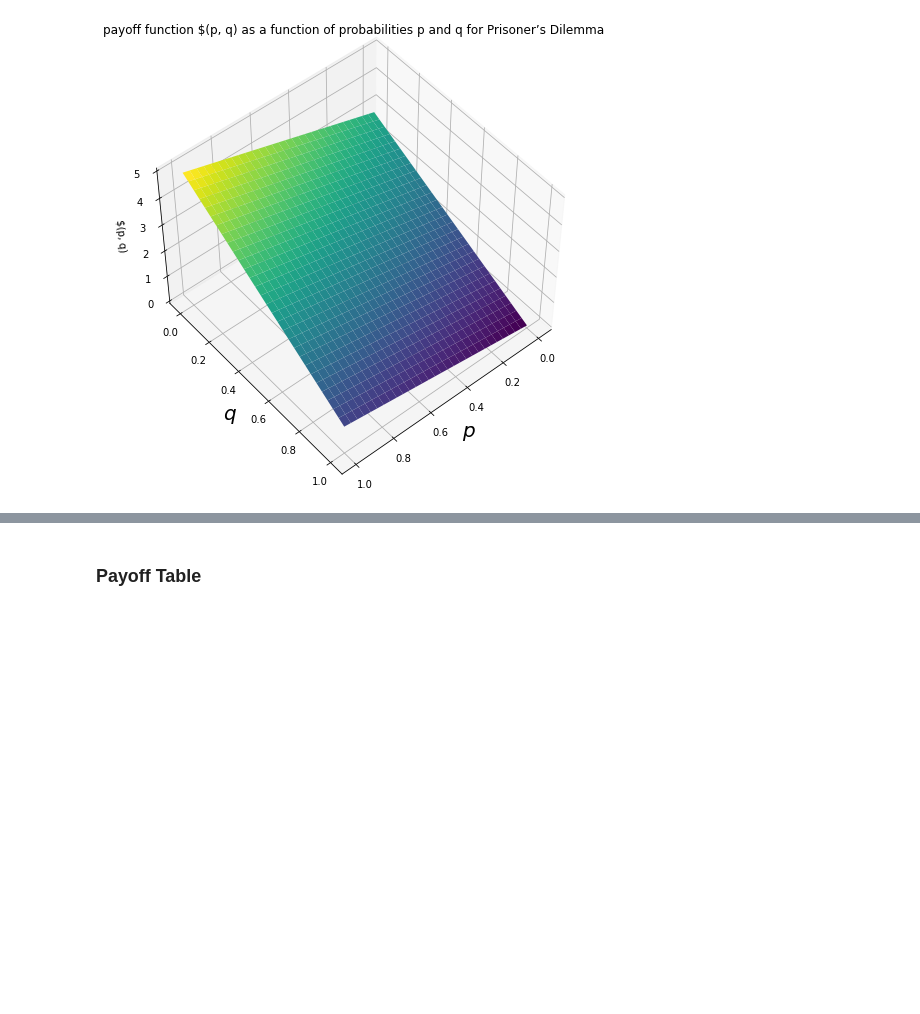
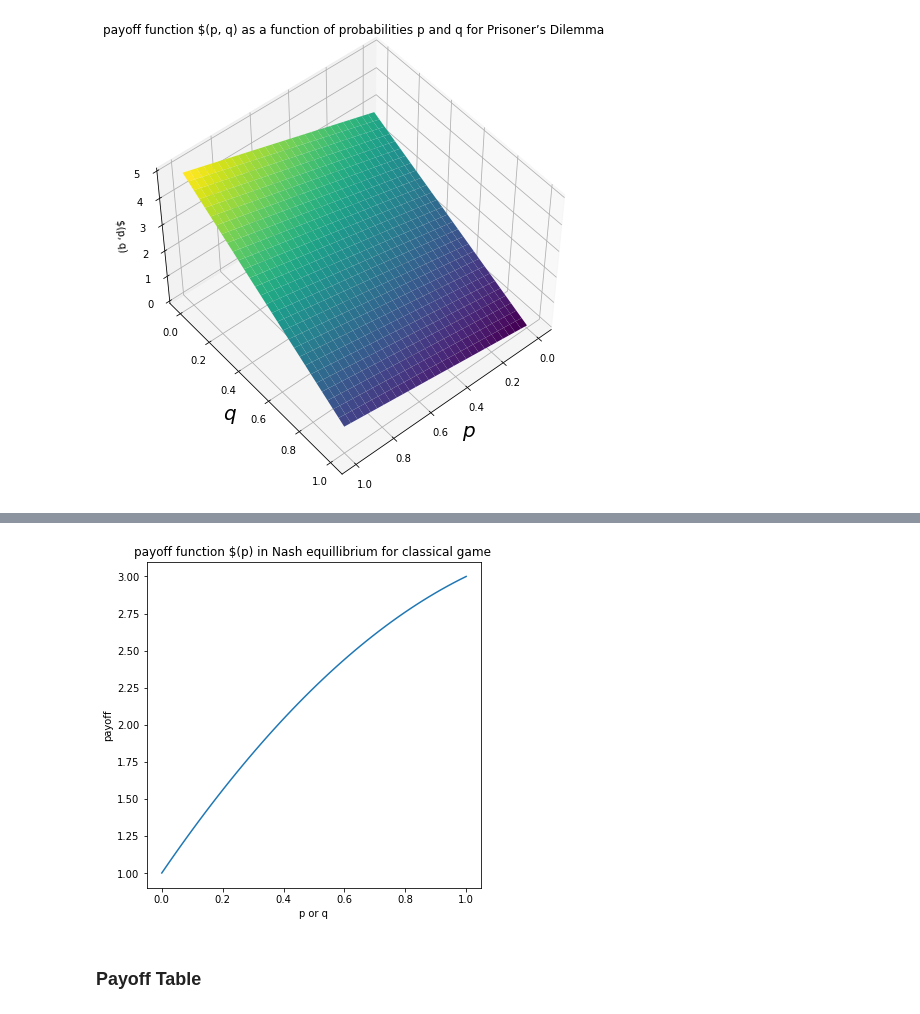
Before and after one commit to Jabi7/QPD, a Jupyter notebook: QPD.ipynb, the cells around one changed output, grey strips where cells are left out. Drawn from its saved outputs; the diff is of its cells as text; code cells hidden in the pictures; blank space fills up the shorter version.

```diff
--- a/QPD.ipynb
+++ b/QPD.ipynb
@@ -179,0 +288,6 @@ plt.show()
+# %%
+def classical_payoff(po, p, q):
+    pff = np.array([[po[0], po[1]], [po[2], po[3]]])
+    pm = np.array([p, 1 -p])
+    qm = np.array([q, 1 -q])
+    return np.matmul(pm.T, np.matmul(pff, qm))
@@ -180,3 +306,13 @@ plt.show()
+# %%
+plt.figure(figsize=(6, 6))
+
+plt.plot(p, z)
+plt.xlabel('p or q')
+plt.ylabel('payoff')
+plt.title("payoff function $(p) in Nash equillibrium for classical game ")
+plt.show()
+# %% [output]
+[figure, added]
 # %% [markdown]
 ### Payoff Table
 # %%
```
Also changed, not shown: parts of 35 cells of this notebook.
